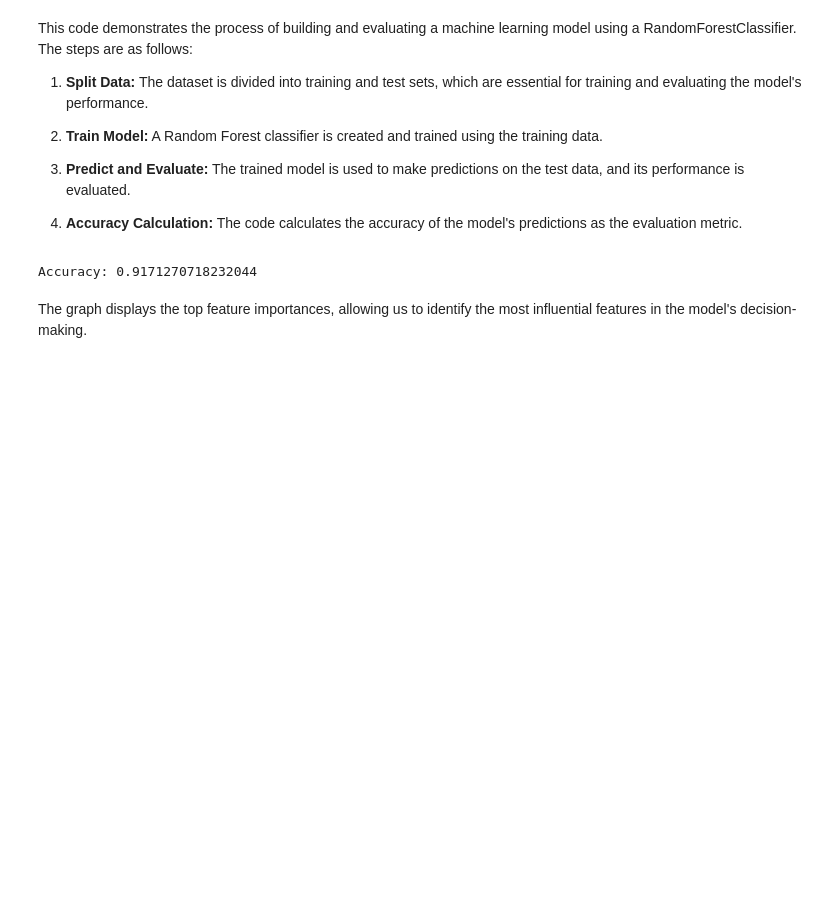
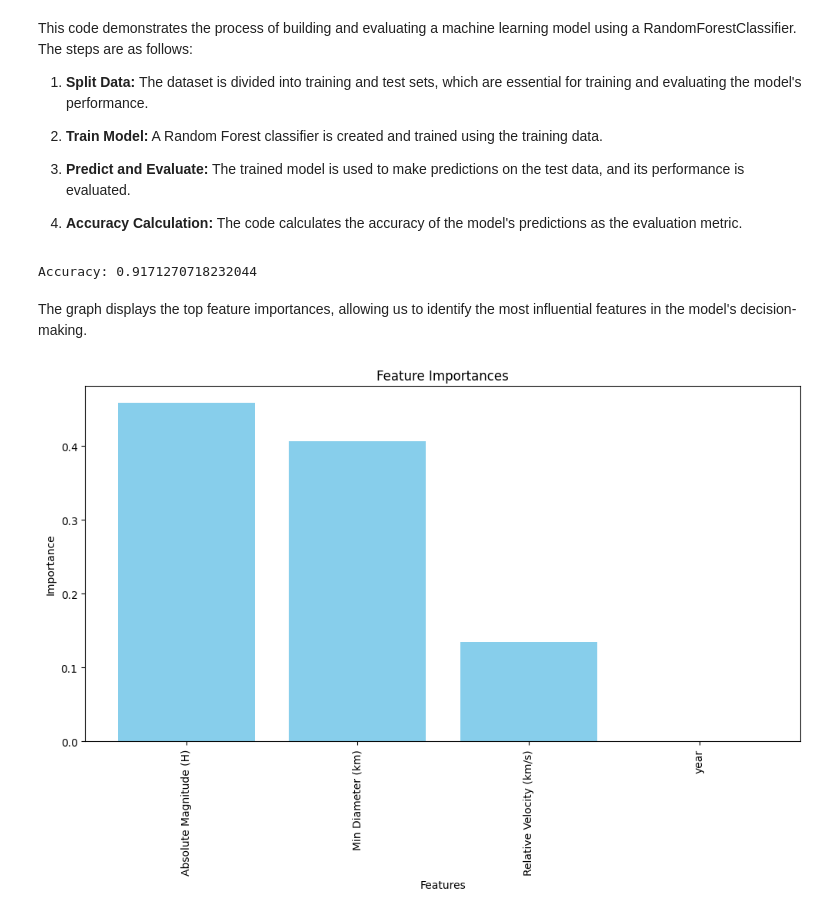
Before and after one commit to LokeshYarramallu/AM_ACM-AI_ML_Models, a Jupyter notebook: Random_Forest/NASA_NEO/NEO_data.ipynb, the cells around one changed output. Cells and saved outputs as stored; diff of their text form; code cells hidden in the pictures; blank space fills up the shorter version.

```diff
--- a/Random_Forest/NASA_NEO/NEO_data.ipynb
+++ b/Random_Forest/NASA_NEO/NEO_data.ipynb
@@ -132,0 +144,14 @@ fig.show()
+# %%
+import matplotlib.pyplot as plt
+
+plt.figure(figsize=(12, 6))
+plt.bar(range(len(feature_importances)), feature_importances, color='skyblue')
+plt.xticks(range(len(feature_importances)), feature_names, rotation=90)
+plt.xlabel("Features")
+plt.ylabel("Importance")
+plt.title("Feature Importances")
+
+
+plt.show()
+# %% [output]
+[figure, added]
```
Also changed, not shown: parts of 10 cells of this notebook.
